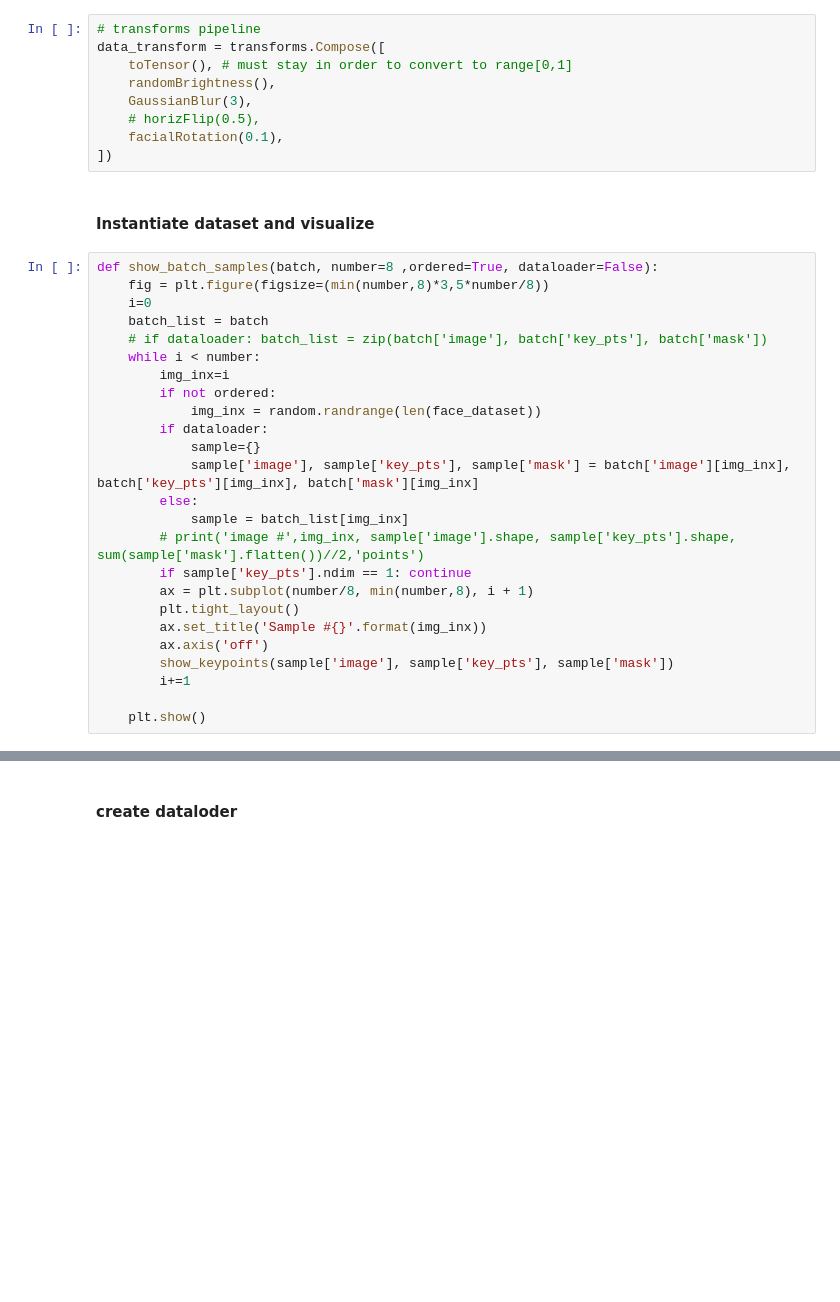
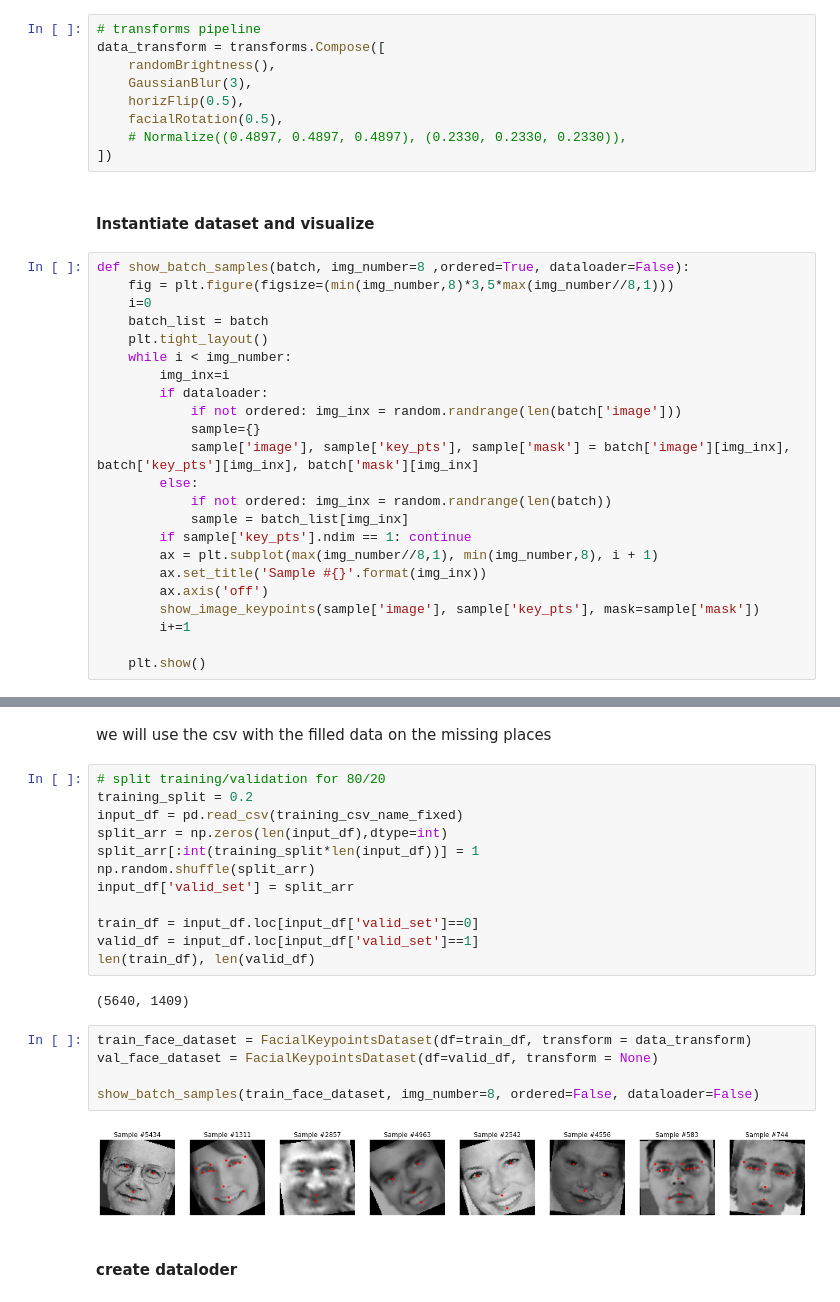
Before and after one commit to orilib/PyTorch, a Jupyter notebook: FacialKeypointsDetection.ipynb, the cells around one changed output, grey strips where cells are left out. Cells and saved outputs as stored; diff of their text form; blank space fills up the shorter version.

```diff
--- a/FacialKeypointsDetection.ipynb
+++ b/FacialKeypointsDetection.ipynb
@@ -274,36 +321,34 @@ class GaussianBlur:
 # %%
 # transforms pipeline
 data_transform = transforms.Compose([
-    toTensor(), # must stay in order to convert to range[0,1]
     randomBrightness(),
     GaussianBlur(3),
-    # horizFlip(0.5),
-    facialRotation(0.1),
+    horizFlip(0.5),
+    facialRotation(0.5),
+    # Normalize((0.4897, 0.4897, 0.4897), (0.2330, 0.2330, 0.2330)),
 ])
 # %% [markdown]
 #### Instantiate dataset and visualize
 # %%
-def show_batch_samples(batch, number=8 ,ordered=True, dataloader=False):
-    fig = plt.figure(figsize=(min(number,8)*3,5*number/8))
+def show_batch_samples(batch, img_number=8 ,ordered=True, dataloader=False):
+    fig = plt.figure(figsize=(min(img_number,8)*3,5*max(img_number//8,1)))
     i=0
     batch_list = batch
-    # if dataloader: batch_list = zip(batch['image'], batch['key_pts'], batch['mask'])
-    while i < number:
+    plt.tight_layout()
+    while i < img_number:
         img_inx=i
-        if not ordered:
-            img_inx = random.randrange(len(face_dataset))
         if dataloader:
+            if not ordered: img_inx = random.randrange(len(batch['image']))
             sample={}
             sample['image'], sample['key_pts'], sample['mask'] = batch['image'][img_inx], batch['key_pts'][img_inx], batch['mask'][img_inx]
         else:
+            if not ordered: img_inx = random.randrange(len(batch))
             sample = batch_list[img_inx]
-        # print('image #',img_inx, sample['image'].shape, sample['key_pts'].shape, sum(sample['mask'].flatten())//2,'points')
         if sample['key_pts'].ndim == 1: continue
-        ax = plt.subplot(number/8, min(number,8), i + 1)
-        plt.tight_layout()
+        ax = plt.subplot(max(img_number//8,1), min(img_number,8), i + 1)
         ax.set_title('Sample #{}'.format(img_inx))
         ax.axis('off')
-        show_keypoints(sample['image'], sample['key_pts'], sample['mask'])
+        show_image_keypoints(sample['image'], sample['key_pts'], mask=sample['mask'])
         i+=1
 
     plt.show()
@@ -333,3 +355,26 @@ Clipping input data to the valid range for imshow with RGB data ([0..1] for floa
+# %% [markdown]
+we will use the csv with the filled data on the missing places
+# %%
+# split training/validation for 80/20
+training_split = 0.2
+input_df = pd.read_csv(training_csv_name_fixed)
+split_arr = np.zeros(len(input_df),dtype=int)
+split_arr[:int(training_split*len(input_df))] = 1
+np.random.shuffle(split_arr)
+input_df['valid_set'] = split_arr
+
+train_df = input_df.loc[input_df['valid_set']==0]
+valid_df = input_df.loc[input_df['valid_set']==1]
+len(train_df), len(valid_df)
+# %% [output]
+(5640, 1409)
+# %%
+train_face_dataset = FacialKeypointsDataset(df=train_df, transform = data_transform)
+val_face_dataset = FacialKeypointsDataset(df=valid_df, transform = None)
+
+show_batch_samples(train_face_dataset, img_number=8, ordered=False, dataloader=False)
+# %% [output]
+[figure, added]
 # %% [markdown]
 #### create dataloder
 # %%
```
Also changed, not shown: parts of 132 cells of this notebook.
